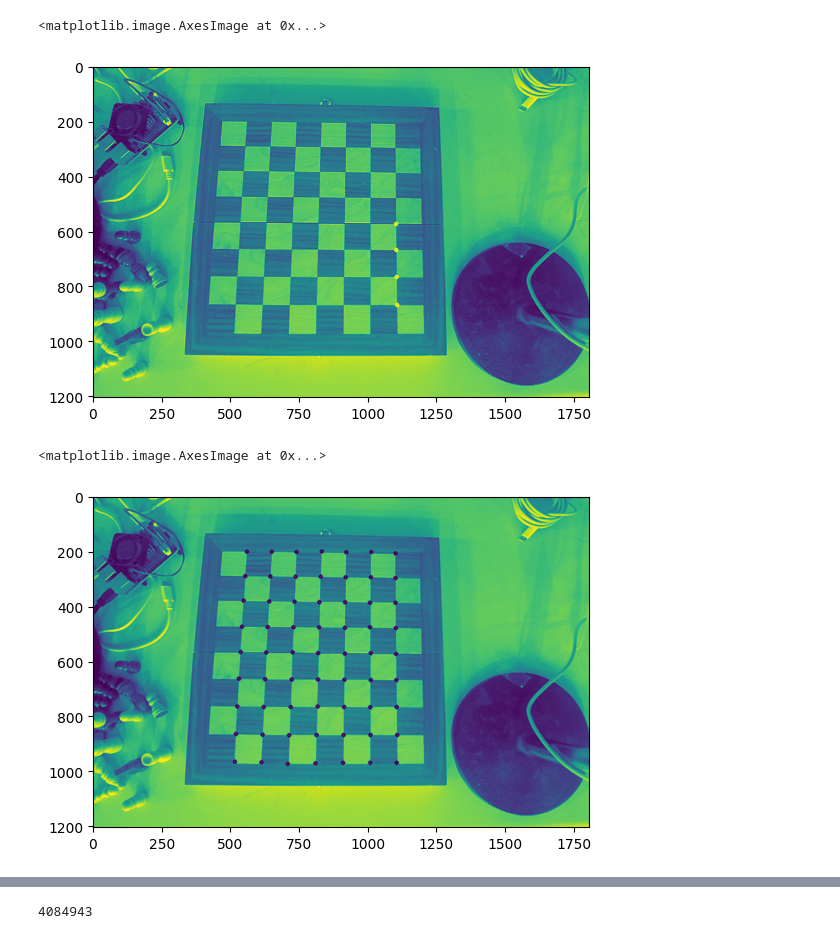
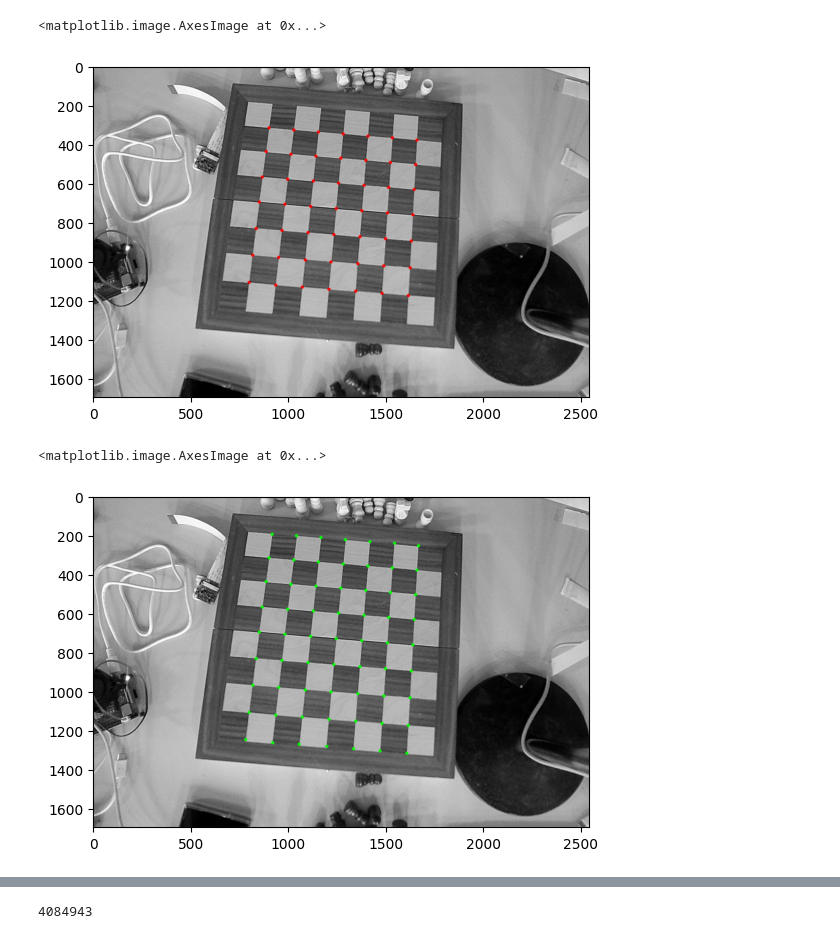
Before and after one commit to ArnavVarshney/chess-bot, a Jupyter notebook: tileScan.ipynb, the cells around one changed output, grey strips where cells are left out. Drawn from its saved outputs; the diff is of its cells as text; code cells hidden in the pictures.

Commit message:
added improved binary converter and bug fix dotted images

```diff
--- a/tileScan.ipynb
+++ b/tileScan.ipynb
@@ -19,6 +19,5 @@ hsv = cv.cvtColor(img, cv.COLOR_BGR2HSV)
 # %%
-temp = cv.imread('../testBoardImages/empty2.jpg')
-image = cv.imread('../testBoardImages/empty2.jpg', cv.IMREAD_GRAYSCALE)
+image = cv.imread('empty_test.jpg', cv.IMREAD_GRAYSCALE)
 img = image.copy()
 assert img is not None, "file could not be read, check with os.path.exists()"
 img = cv.medianBlur(img,5)
@@ -54,4 +53,5 @@ plt.show()
 # %%
+temp = cv.imread('empty_test.jpg')
 res = np.uint8(res)
 ret, corners = cv.findChessboardCorners(res, (7, 7),
                                          flags=cv.CALIB_CB_ADAPTIVE_THRESH +
@@ -132,0 +117,28 @@ sorted_points
+# %%
+sorted_points=[]
+
+#Find point furthest from origin
+top = -1
+pos = -1
+for index, point in enumerate(corners):
+    x,y = point[0]
+    if(x**2+y**2>top):
+        top = x**2+y**2
+        pos = index
+furthest = corners[pos]
+
+corners = corners.squeeze()
+#Update coordinate system
+corners = furthest - corners
+
+#Sort by x
+temp = np.array(sorted(corners, key=lambda tup: tup[0]))
+
+for col in range(7):
+    s = temp[col*7:col*7+7]
+    sorted_points.extend(sorted(s, key=lambda tup: tup[1]))
+sorted_points = np.array(sorted_points)
+
+#Revert coordinate system
+sorted_points = furthest - sorted_points
+sorted_points
@@ -133,16 +163,17 @@ sorted_points
 # %%
-test = image.copy()
+test = cv.cvtColor(image.copy(), cv.COLOR_BGR2RGB)
 i = 0
 for corner in sorted_points:
         coord = (int(corner[0]), int(corner[1]))
         cv.circle(test, center=coord,radius=5,color=(255,0,0),thickness=5)
         i+=1
-        if i>3: break
+        if i>49: break
 plt.imshow(test)
 # %% [output]
 <matplotlib.image.AxesImage at 0x...>
-[figure, old version]
+[figure, new version]
 # %%
+sorted_points = sorted_points.tolist()
 newPoints=[]
 sorted_points_copy = []
 for col in range(7):
@@ -154,13 +185,13 @@ for col in range(7):
     p3 = coloumn[-1]
     p4 = coloumn[-2]
 
-    distances = (abs(p1[0]-p2[0]), abs(p1[1]- p2[1]))
-    new_p1 = [p1[0]-distances[0], p1[1]+distances[1]]
+    distances = (p1[0]-p2[0], abs(p1[1]- p2[1]))
+    new_p1 = [p1[0]+distances[0], p1[1]+distances[1]]
 
     newPoints.append([new_p1])
     coloumn.insert(0, new_p1)
 
-    distances = (abs(p3[0]-p4[0]), abs(p3[1]- p4[1]))
+    distances = (p3[0]-p4[0], abs(p3[1]- p4[1]))
     new_p1 = [p3[0]+distances[0], p3[1]-distances[1]]
 
     newPoints.append([new_p1])
@@ -170,15 +201,17 @@ for col in range(7):
     sorted_points_copy.extend(coloumn)
 
 sorted_points = sorted_points_copy.copy()
+
+test = cv.cvtColor(image.copy(), cv.COLOR_BGR2RGB)
 for corner in sorted_points:
     coord = (int(corner[0]), int(corner[1]))
-    cv.circle(img, center=coord,radius=5,color=(0,255,0),thickness=5)
+    cv.circle(test, center=coord,radius=5,color=(0,255,0),thickness=5)
 
 
-plt.imshow(img)
+plt.imshow(test)
 # %% [output]
 <matplotlib.image.AxesImage at 0x...>
-[figure, old version]
+[figure, new version]
 # %%
 #Doing the extra rows
 newPoints=[]
```
Also changed, not shown: parts of 8 cells of this notebook, 5 other files.
